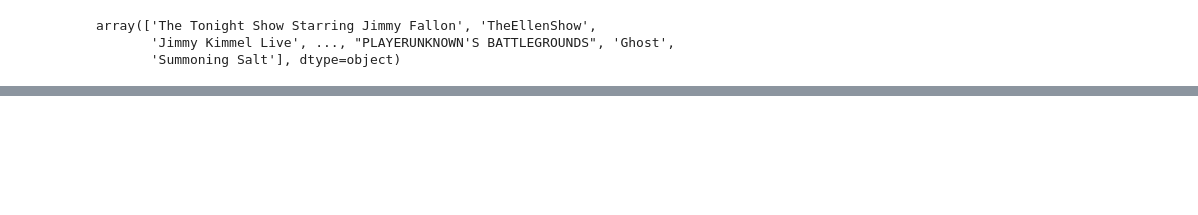
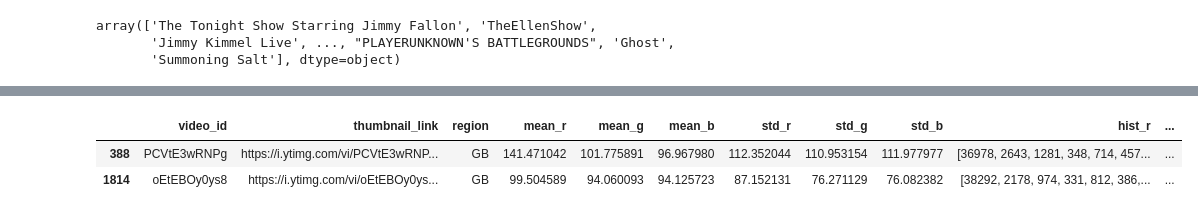
Before and after one commit to AdamKlejda/PED_YT, a Jupyter notebook: notebooks/Etap3/LiLatee_YT_API.ipynb, the cells around one changed output, grey strips where cells are left out. Cells and saved outputs as stored; diff of their text form; code cells hidden in the pictures; blank space fills up the shorter version.

```diff
--- a/notebooks/Etap3/LiLatee_YT_API.ipynb
+++ b/notebooks/Etap3/LiLatee_YT_API.ipynb
@@ -233,0 +225,8 @@ for channelName in channel_nOfOccurences[:, 0]:
+# %%
+with open("./../../data/youtube_data/US_category_id.json") as file:
+    data = json.loads(file.read())
+
+US_cats = {}
+for item in data['items']:
+    US_cats[item['id']] = item['snippet']['title']
+US_cats
@@ -233,0 +285,32 @@ for channelName in channel_nOfOccurences[:, 0]:
+# %%
+def fillCategoryIds(df, step=50):
+    # 50 is max results count returned by YT API
+
+    for i in range(0,df.shape[0],step):
+        ids_list = df[i:i+step]["video_id"].values.tolist()
+
+        try:
+            result = searchVideosByListOfIds(ids_list)
+        except:
+            df[i:i+step]["category_id"] = ['' for _ in range(step)]
+            continue
+
+        cats_list = [item['snippet']['categoryId'] for item in result['items']]
+
+        # in case if any id is invalid and returned result list is too short
+        if len(cats_list) < step:
+            df[i:i+step]["category_id"] = ['' for _ in range(step)]
+            continue
+
+        df[i:i+step]["category_id"] = cats_list
+
+    return df
+# %%
+df = fillCategoryIds(df, 50) # First we try to minimize using units in YT API.
+df[df["category_id"] == ''] = fillCategoryIds(df[df["category_id"] == ''], 1) # Next we fill missing values.
+# %%
+df[df["category_id"] == '']
+# %% [output]
+|  | video_id | thumbnail_link | region | mean_r | mean_g | mean_b | std_r | std_g | std_b | hist_r | ... |
+| 388 | PCVtE3wRNPg | https://i.ytimg.com/vi/PCVtE3wRNP... | GB | 141.471042 | 101.775891 | 96.967980 | 112.352044 | 110.953154 | 111.977977 | [36978, 2643, 1281, 348, 714, 457... | ... |
+| 1814 | oEtEBOy0ys8 | https://i.ytimg.com/vi/oEtEBOy0ys... | GB | 99.504589 | 94.060093 | 94.125723 | 87.152131 | 76.271129 | 76.082382 | [38292, 2178, 974, 331, 812, 386,... | ... |
```
Also changed, not shown: parts of 11 cells of this notebook.
